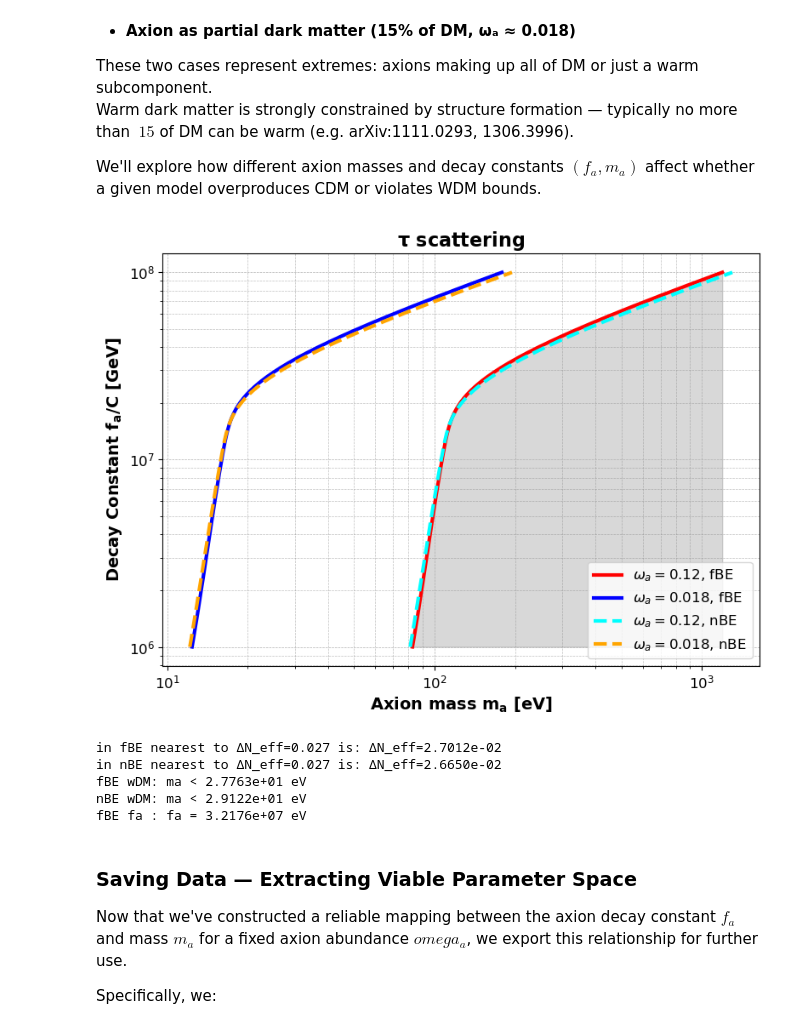
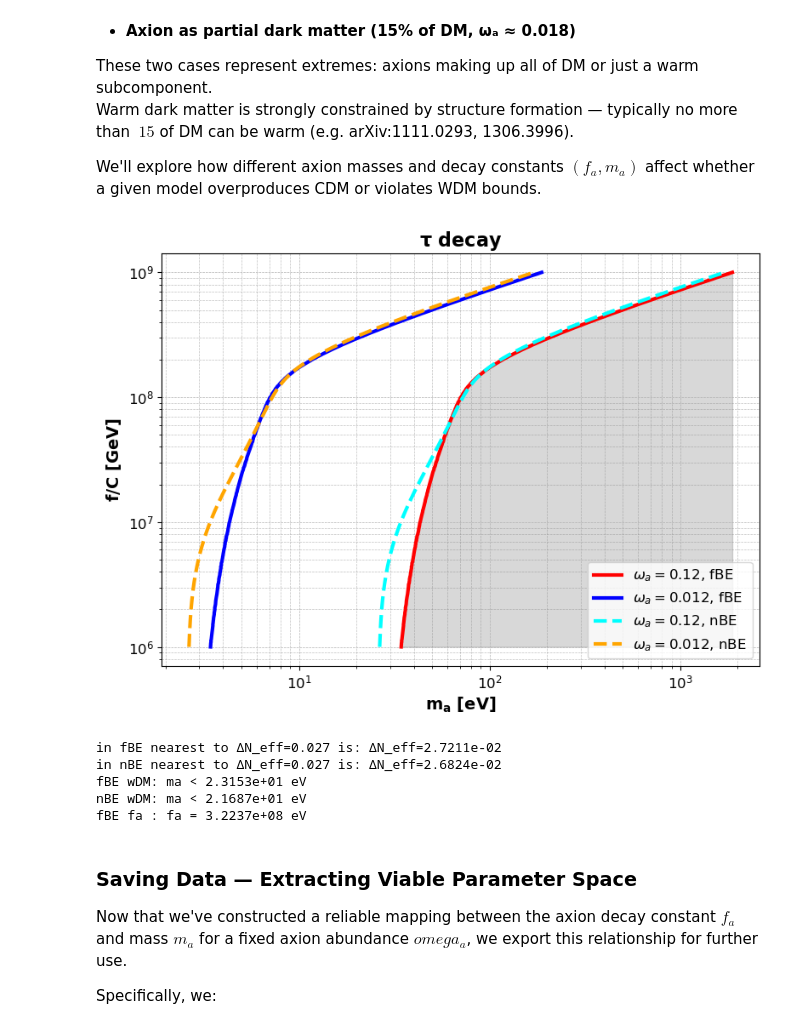
Before and after one commit to NightRunner7/Master-coding, a Jupyter notebook: real_distribution/Maxim-dist-and-warmDM.ipynb, the cells around one changed output. Cells and saved outputs as stored; diff of their text form; code cells hidden in the pictures.

```diff
--- a/real_distribution/Maxim-dist-and-warmDM.ipynb
+++ b/real_distribution/Maxim-dist-and-warmDM.ipynb
@@ -36,7 +36,7 @@ In this section, we choose the axion production process to analyze and set flags
   This parameter sets the decoupling moment of axions, which is assumed to be fixed in this analysis.
 # %%
 # --- SELECT FILE, SET FLAGS (MANUAL) ---
-file_number = 4
+file_number = 3
 flag_save_plot_warmDM = False
 flag_save_plot_comparison = False
 flag_save_data = False
@@ -363,7 +363,8 @@ def get_ma_fixed_wa_thermal(_fixed_wa, _delta_neff):
 
 # --- Fix values of axion energy density ωₐ ---
 wa_fixed_1 = 0.12                 # Axion as full dark matter
-wa_fixed_2 = 0.15 * wa_fixed_1    # Axion as 15% of dark matter (WDM limit)
+wa_fixed_2 = 0.10 * wa_fixed_1    # Axion as 10% of dark matter (WDM limit)
+# wa_fixed_2 = 0.15 * wa_fixed_1    # Axion as 15% of dark matter (WDM limit)
 
 # --- Non-thermal (our model) axion mass from ωₐ ---
 our_ma_arr_1 = axionModel.get_ma_fixed_wa(wa_fixed_1)
@@ -379,19 +390,22 @@ fig, ax = plt.subplots(figsize=(8, 6))
 
 # Non-thermal scenario (our results)
 ax.plot(our_ma_arr_1, our_data["fa"], color='red', lw=3, linestyle="-", label=r'$\omega_a = 0.12$, fBE')
-ax.plot(our_ma_arr_2, our_data["fa"], color='blue', lw=3, linestyle="-", label=r'$\omega_a = 0.018$, fBE')
+ax.plot(our_ma_arr_2, our_data["fa"], color='blue', lw=3, linestyle="-", label=r'$\omega_a = 0.012$, fBE')
 
 # Thermal relic scenario using Maxim's ΔN_eff
 ax.plot(our_ma_thermal_arr_1, our_data["fa"], color='cyan', lw=3, linestyle="--", label=r'$\omega_a = 0.12$, nBE')
-ax.plot(our_ma_thermal_arr_2, our_data["fa"], color='orange', lw=3, linestyle="--", label=r'$\omega_a = 0.018$, nBE')
+ax.plot(our_ma_thermal_arr_2, our_data["fa"], color='orange', lw=3, linestyle="--", label=r'$\omega_a = 0.012$, nBE')
+
+# # Non-thermal scenario (our results)
+# ax.plot(fit_ma_arr[index_1:index_2], our_data["fa"][index_1:index_2], color='black', lw=3, linestyle="-", label=r'Fit Method')
 
 # --- Log scale for both axes ---
 ax.set_xscale('log')
 ax.set_yscale('log')
 
 # --- Labels and title ---
-ax.set_xlabel(r'Axion mass $\bf m_a$ [eV]', fontsize=14, fontweight='bold')
-ax.set_ylabel(r'Decay Constant $\bf f_a/C$ [GeV]', fontsize=14, fontweight='bold')
+ax.set_xlabel(r'$\bf m_a$ [eV]', fontsize=14, fontweight='bold')
+ax.set_ylabel(r'$\bf f/C$ [GeV]', fontsize=14, fontweight='bold')
 ax.set_title(title_arr[file_number], fontsize=16, fontweight='bold')
 
 # --- Grid and legend ---
@@ -406,34 +420,34 @@ ax.tick_params(axis='y', labelsize=12)
 
 #####################################################################################################################################
 # WORKING PREGRESS
 # --- Shade excluded region: above red line (ωₐ = 0.12) is overproduction --- (PART 1)
 ax.fill_between(our_ma_arr_1, our_data["fa"], y2=min(our_data["fa"]),
                 where=(our_ma_arr_1 >= our_ma_arr_1[0]),
                 interpolate=True, color='gray', alpha=0.3, label="Excluded")
 
 # # --- Update plot limits before drawing --- (PART 2)
 # # plt.tight_layout()
 # # plt.draw()
 
 # # --- Define thresholds dynamically from data ---
 # ma_threshold = max(our_ma_arr_1)   # e.g. 1e3
 # fa_ceiling   = max(our_data["fa"])  # e.g. 1e8
 
 # # --- Draw horizontal band from ma_threshold to right edge ---
 # ax.axhspan(ymin=ax.get_ylim()[0], ymax=fa_ceiling,
 #            xmin=np.log10(ma_threshold),
 #            xmax=np.log10(ax.get_xlim()[1]),
 #            color='gray', alpha=0.3,
 #            label=fr'Excluded ($m_a > {ma_threshold:.0e}$ eV)')
 #####################################################################################################################################
 
 # --- Save and display ---
 plt.tight_layout()
 if flag_save_plot_warmDM:
     plt.savefig(f'{filename_save_plots}_DM_constrain.png', dpi=300, bbox_inches='tight')
 plt.show()
 # %% [output]
-[figure, old version]
+[figure, new version]
 # %%
 # --- FIND CONSTRAIN ON AXION: MINIMUM TEMPERATURE SCENARIO
 # For this case we assume the smallest possible contribution to ΔN_eff=0.027.
@@ -458,11 +472,11 @@ print(f"nBE wDM: ma < {upper_ma_nBE_2:.4e} eV")
 
 print(f"fBE fa : fa = {our_data['fa'][fBE_index]:.4e} eV")
 # %% [output]
-in fBE nearest to ΔN_eff=0.027 is: ΔN_eff=2.7012e-02
-in nBE nearest to ΔN_eff=0.027 is: ΔN_eff=2.6650e-02
-fBE wDM: ma < 2.7763e+01 eV
-nBE wDM: ma < 2.9122e+01 eV
-fBE fa : fa = 3.2176e+07 eV
+in fBE nearest to ΔN_eff=0.027 is: ΔN_eff=2.7211e-02
+in nBE nearest to ΔN_eff=0.027 is: ΔN_eff=2.6824e-02
+fBE wDM: ma < 2.3153e+01 eV
+nBE wDM: ma < 2.1687e+01 eV
+fBE fa : fa = 3.2237e+08 eV
 # %% [markdown]
 ### Saving Data — Extracting Viable Parameter Space
 
```
Also changed, not shown: parts of 7 cells of this notebook, 18 other files.
